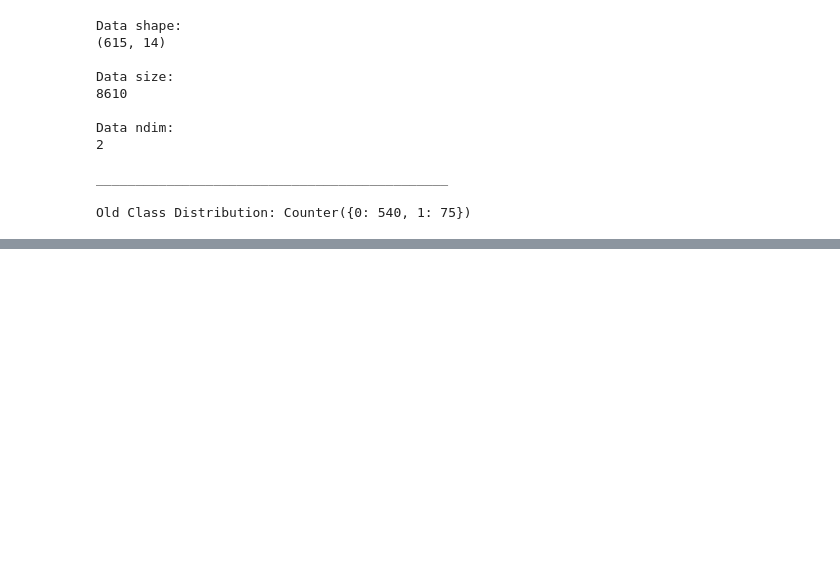
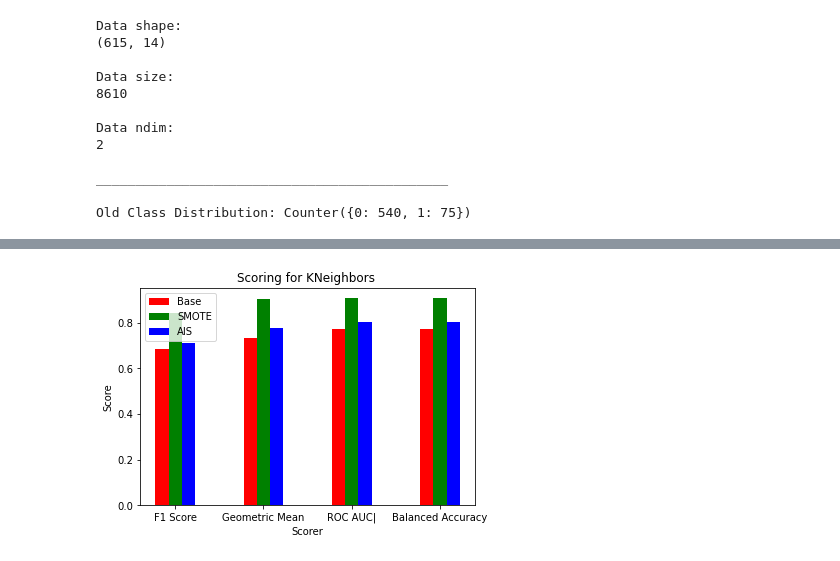
Before and after one commit to AdJansen/Artificial-Immune-System-For-Class-Imbalance, a Jupyter notebook: Experimental_Comparisons_Real.ipynb, the cells around one changed output, grey strips where cells are left out. Saved outputs shown, nothing was run; the diff lists cells and outputs as text; code cells hidden in the pictures; blank space fills up the shorter version.

```diff
--- a/Experimental_Comparisons_Real.ipynb
+++ b/Experimental_Comparisons_Real.ipynb
@@ -742,0 +721,24 @@ dfoutput.to_csv(title, mode='a',index=False)
+# %%
+n = 4
+ind = np.arange(n)
+width = 0.15
+
+xvals = [average_f1_score_KN_Base, average_geometric_mean_score_KN_Base, average_roc_auc_KN_Base, average_balanced_acc_KN_Base]
+bar1 = plt.bar(ind, xvals, width, color = 'r')
+
+yvals = [average_f1_score_KN, average_geometric_mean_score_KN, average_roc_auc_KN, average_balanced_acc_KN]
+bar2 = plt.bar(ind+width, yvals, width, color = 'g')
+
+zvals = [average_f1_score_KN_AIS, average_geometric_mean_score_KN_AIS, average_roc_auc_KN_AIS, average_balanced_acc_KN_AIS]
+bar3 = plt.bar(ind+width*2, zvals, width, color = 'b')
+
+plt.xlabel("Scorer")
+plt.ylabel("Score")
+plt.title("Scoring for KNeighbors ")
+
+plt.xticks(ind+width,["F1 Score", "Geometric Mean", "ROC AUC|", "Balanced Accuracy"])
+plt.legend((bar1,bar2,bar3), ('Base','SMOTE', 'AIS'))
+
+plt.show()
+# %% [output]
+[figure, added]
```
Also changed, not shown: parts of 5 cells of this notebook, 4 other files.
